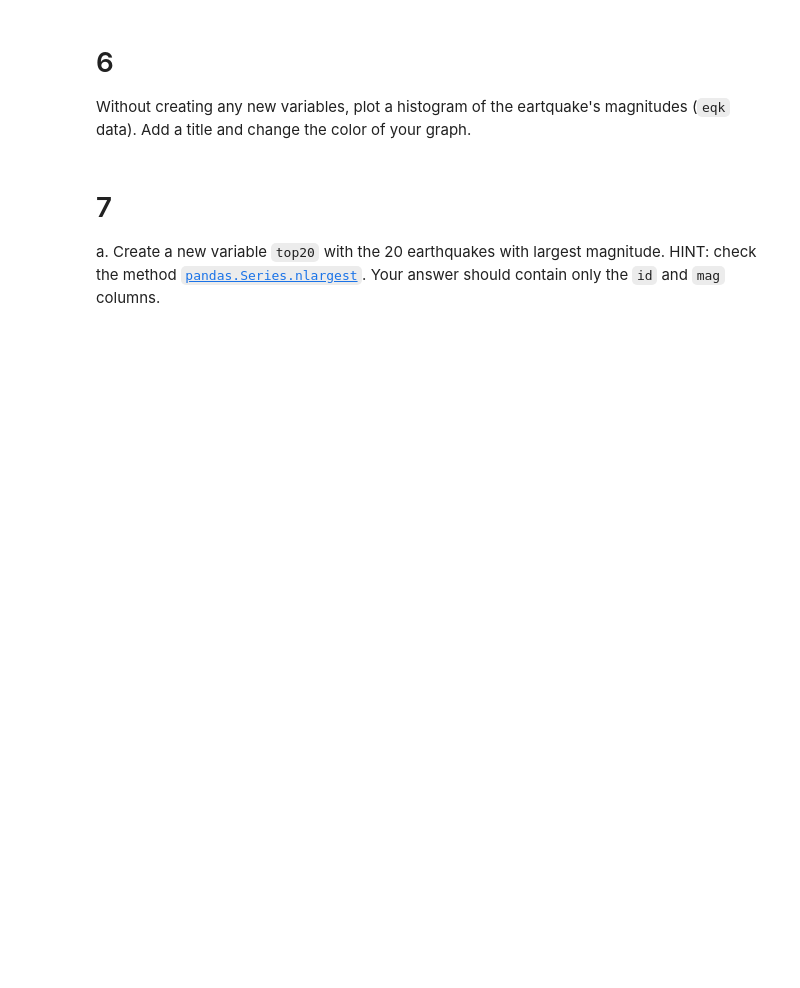
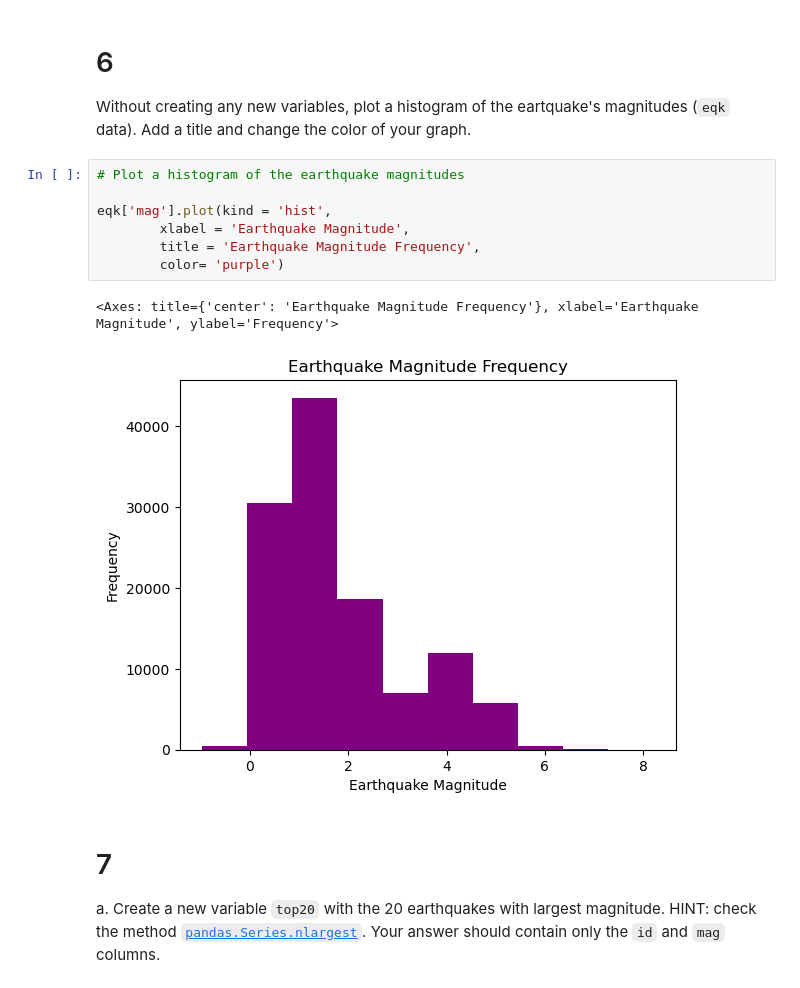
Before and after one commit to mmorenorolon/eds220-hwk1, a Jupyter notebook: task3/hwk1-task3-earthquakes.ipynb, the cells around one changed output. Cells and saved outputs as stored; diff of their text form; blank space fills up the shorter version.

Commit message:
Find number of events left out after selecting only earthquakes;plot histogram of earthquake magnitudes; find top 20 earthquakes

```diff
--- a/task3/hwk1-task3-earthquakes.ipynb
+++ b/task3/hwk1-task3-earthquakes.ipynb
@@ -202,6 +200,16 @@ grader.check("q5")
 
 # 6
 Without creating any new variables, plot a histogram of the eartquake's magnitudes (`eqk` data). Add a title and change the color of your graph.
+# %%
+# Plot a histogram of the earthquake magnitudes
+
+eqk['mag'].plot(kind = 'hist',
+        xlabel = 'Earthquake Magnitude',
+        title = 'Earthquake Magnitude Frequency',
+        color= 'purple')
+# %% [output]
+<Axes: title={'center': 'Earthquake Magnitude Frequency'}, xlabel='Earthquake Magnitude', ylabel='Frequency'>
+[figure, added]
 # %% [markdown]
 <!-- END QUESTION -->
 
```
Also changed, not shown: parts of 8 cells of this notebook.
